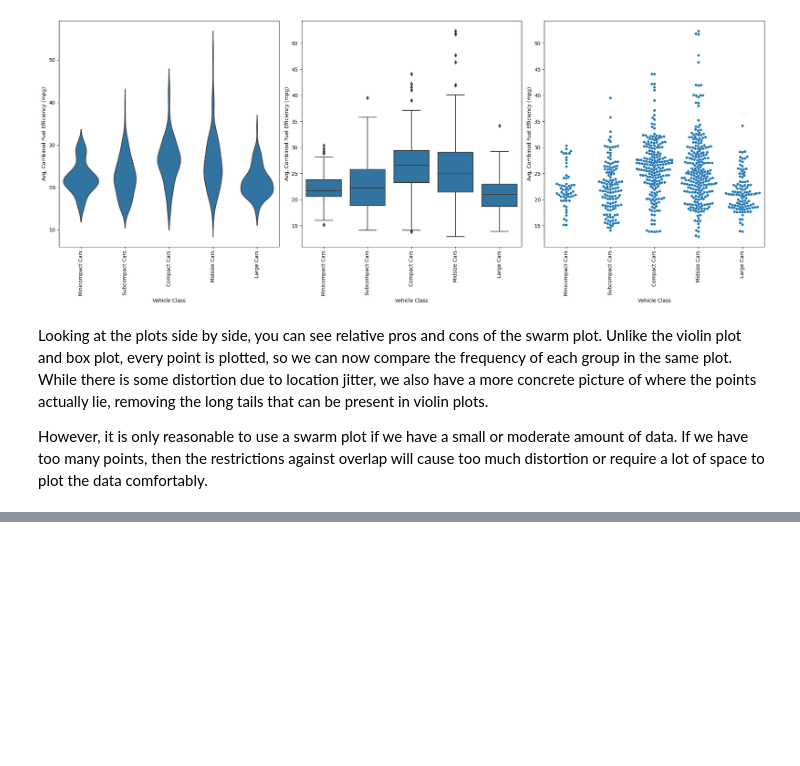
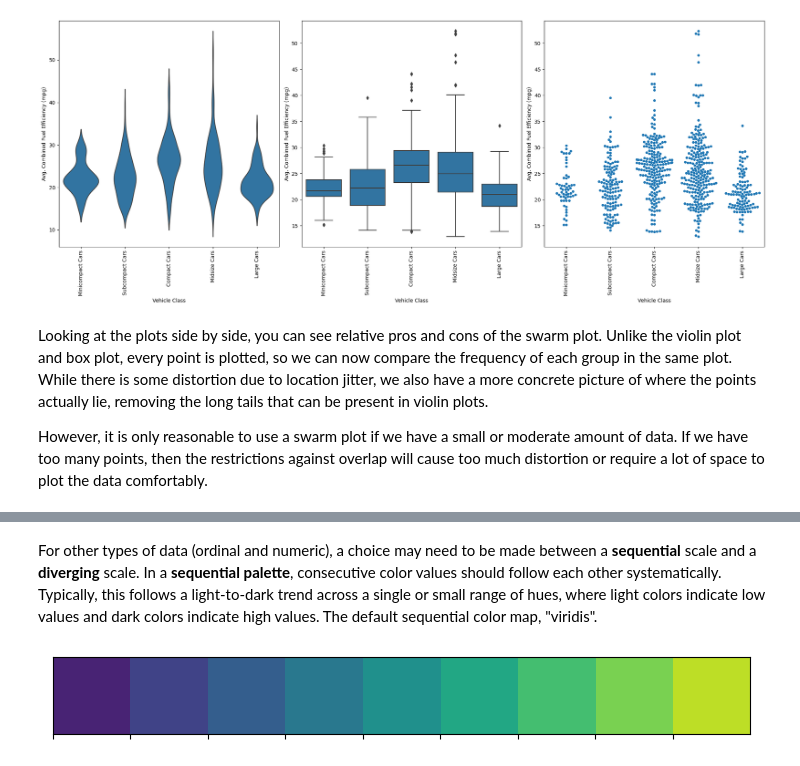
Before and after one commit to kisyular/data-visualization, a Jupyter notebook: Intro-Data-Visualization.ipynb, the cells around one changed output, grey strips where cells are left out. Drawn from its saved outputs; the diff is of its cells as text; code cells hidden in the pictures; blank space fills up the shorter version.

```diff
--- a/Intro-Data-Visualization.ipynb
+++ b/Intro-Data-Visualization.ipynb
@@ -1454,0 +1535,6 @@ However, it is only reasonable to use a swarm plot if we have a small or moderat
+# %% [markdown]
+For other types of data (ordinal and numeric), a choice may need to be made between a **sequential** scale and a **diverging** scale. In a **sequential palette**, consecutive color values should follow each other systematically. Typically, this follows a light-to-dark trend across a single or small range of hues, where light colors indicate low values and dark colors indicate high values. The default sequential color map, "viridis".
+# %%
+sb.palplot(sb.color_palette('viridis', 9))
+# %% [output]
+[figure, added]
```
Also changed, not shown: parts of 14 cells of this notebook.
